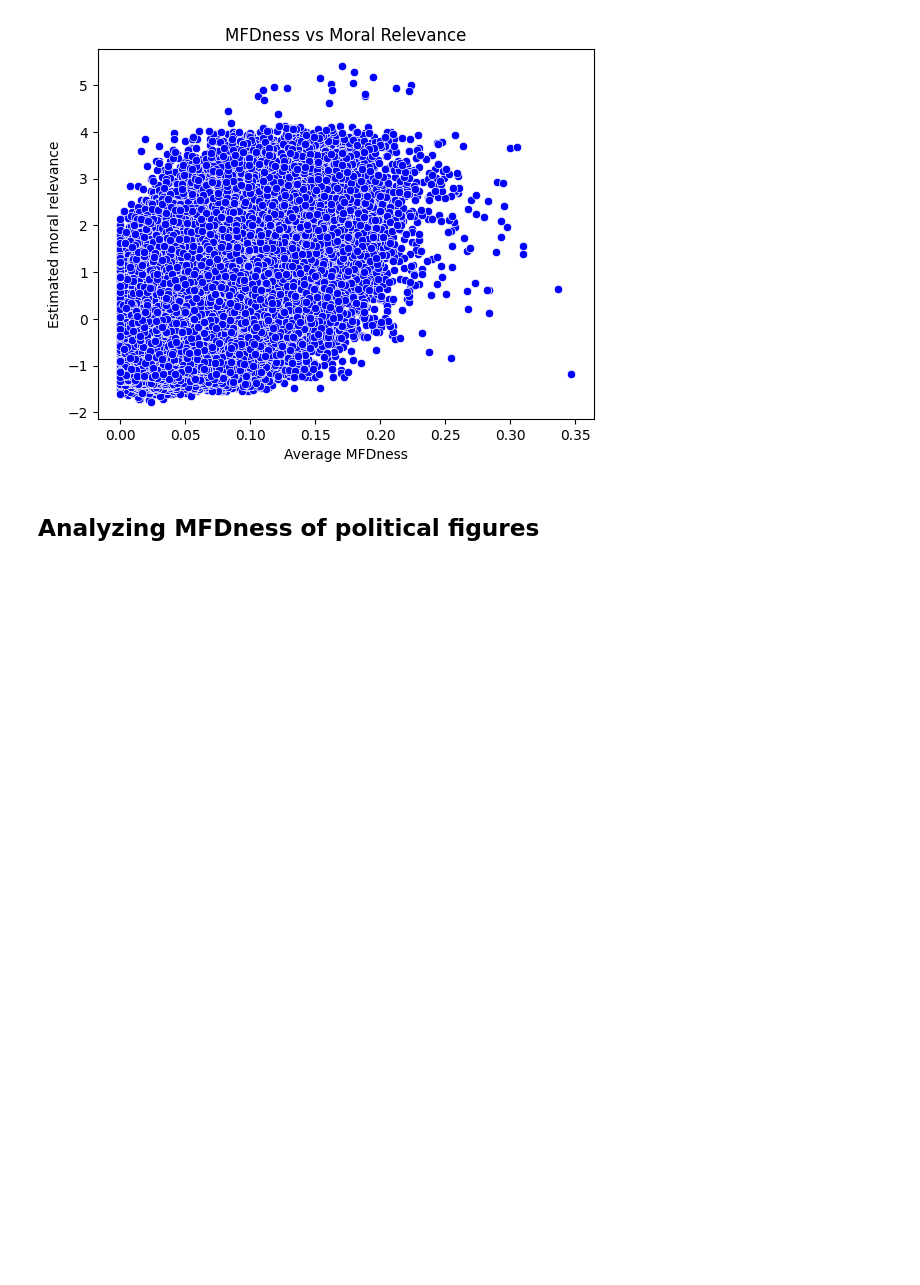
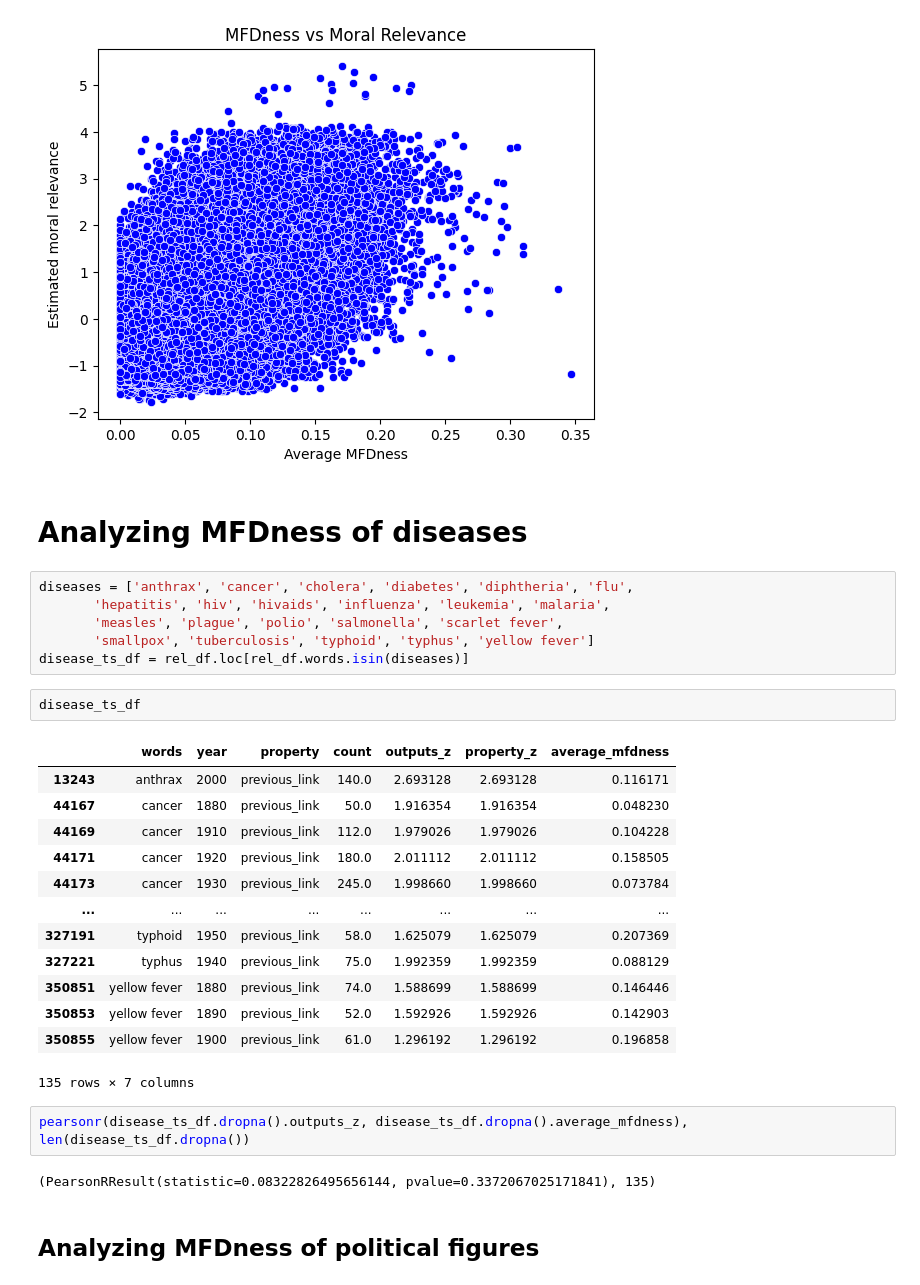
Before and after one commit to AidaRamezani/moralization_temporal, a Jupyter notebook: notebooks/direct_indirect_moralization.ipynb, the cells around one changed output. Saved outputs shown, nothing was run; the diff lists cells and outputs as text; blank space fills up the shorter version.

```diff
--- a/notebooks/direct_indirect_moralization.ipynb
+++ b/notebooks/direct_indirect_moralization.ipynb
@@ -81,6 +81,34 @@ plt.title('MFDness vs Moral Relevance')
 plt.show()
 # %% [output]
 [figure]
+# %% [markdown]
+# Analyzing MFDness of diseases
+# %%
+diseases = ['anthrax', 'cancer', 'cholera', 'diabetes', 'diphtheria', 'flu',
+       'hepatitis', 'hiv', 'hivaids', 'influenza', 'leukemia', 'malaria',
+       'measles', 'plague', 'polio', 'salmonella', 'scarlet fever',
+       'smallpox', 'tuberculosis', 'typhoid', 'typhus', 'yellow fever']
+disease_ts_df = rel_df.loc[rel_df.words.isin(diseases)]
+# %%
+disease_ts_df
+# %% [output]
+|  | words | year | property | count | outputs_z | property_z | average_mfdness |
+| 13243 | anthrax | 2000 | previous_link | 140.0 | 2.693128 | 2.693128 | 0.116171 |
+| 44167 | cancer | 1880 | previous_link | 50.0 | 1.916354 | 1.916354 | 0.048230 |
+| 44169 | cancer | 1910 | previous_link | 112.0 | 1.979026 | 1.979026 | 0.104228 |
+| 44171 | cancer | 1920 | previous_link | 180.0 | 2.011112 | 2.011112 | 0.158505 |
+| 44173 | cancer | 1930 | previous_link | 245.0 | 1.998660 | 1.998660 | 0.073784 |
+| ... | ... | ... | ... | ... | ... | ... | ... |
+| 327191 | typhoid | 1950 | previous_link | 58.0 | 1.625079 | 1.625079 | 0.207369 |
+| 327221 | typhus | 1940 | previous_link | 75.0 | 1.992359 | 1.992359 | 0.088129 |
+| 350851 | yellow fever | 1880 | previous_link | 74.0 | 1.588699 | 1.588699 | 0.146446 |
+| 350853 | yellow fever | 1890 | previous_link | 52.0 | 1.592926 | 1.592926 | 0.142903 |
+| 350855 | yellow fever | 1900 | previous_link | 61.0 | 1.296192 | 1.296192 | 0.196858 |
+135 rows × 7 columns
+# %%
+pearsonr(disease_ts_df.dropna().outputs_z, disease_ts_df.dropna().average_mfdness), len(disease_ts_df.dropna())
+# %% [output]
+(PearsonRResult(statistic=0.08322826495656144, pvalue=0.3372067025171841), 135)
 # %% [markdown]
 ## Analyzing MFDness of political figures
 # %%
```
Also changed, not shown: parts of 4 cells of this notebook.
